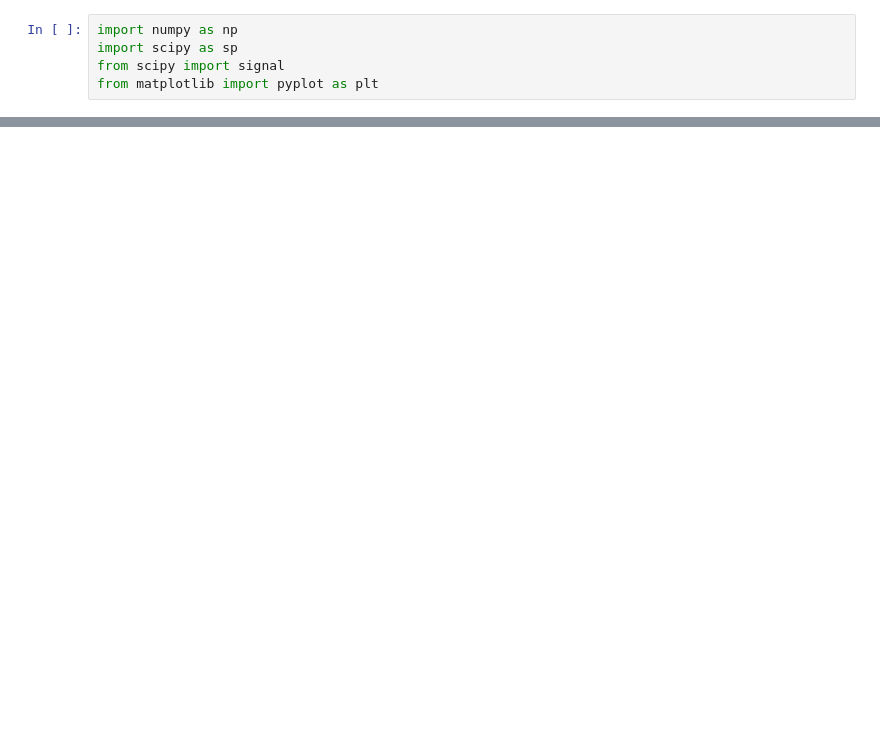
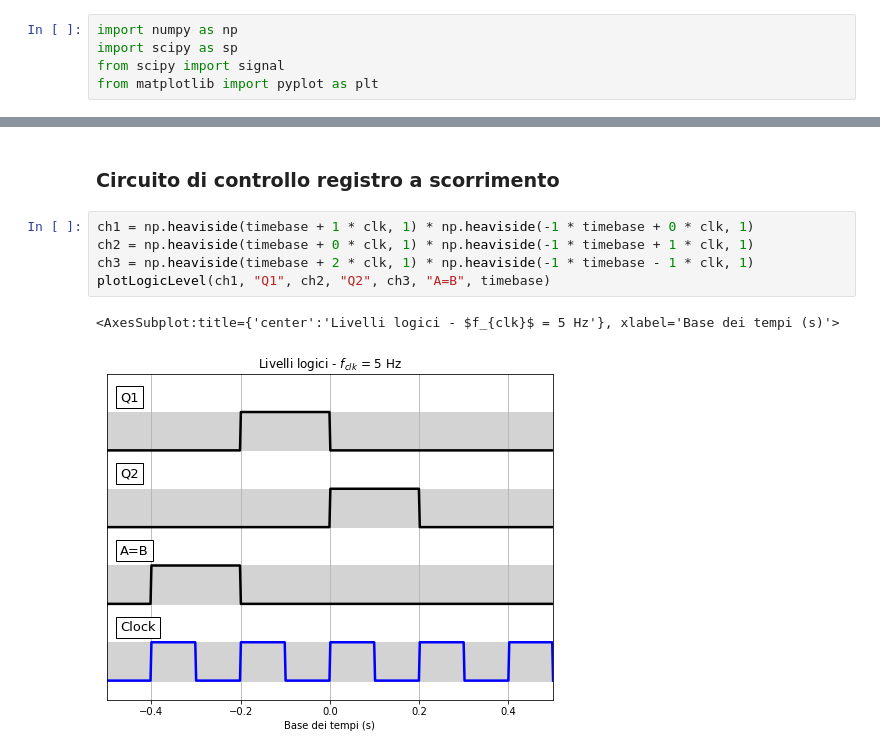
Before and after one commit to valeriopagliarino/Electronics-2021-UNITO-Public, a Jupyter notebook: analysis/DigitalTimingDiagram.ipynb, the cells around one changed output, grey strips where cells are left out. Drawn from its saved outputs; the diff is of its cells as text; blank space fills up the shorter version.

```diff
--- a/analysis/DigitalTimingDiagram.ipynb
+++ b/analysis/DigitalTimingDiagram.ipynb
@@ -49,0 +80,10 @@ plotLogicLevel(ch1, "ch1", ch2, "ch2", ch3, "ch3", timebase)
+# %% [markdown]
+### Circuito di controllo registro a scorrimento
+# %%
+ch1 = np.heaviside(timebase + 1 * clk, 1) * np.heaviside(-1 * timebase + 0 * clk, 1)
+ch2 = np.heaviside(timebase + 0 * clk, 1) * np.heaviside(-1 * timebase + 1 * clk, 1)
+ch3 = np.heaviside(timebase + 2 * clk, 1) * np.heaviside(-1 * timebase - 1 * clk, 1)
+plotLogicLevel(ch1, "Q1", ch2, "Q2", ch3, "A=B", timebase)
+# %% [output]
+<AxesSubplot:title={'center':'Livelli logici - $f_{clk}$ = 5 Hz'}, xlabel='Base dei tempi (s)'>
+[figure, added]
```
Also changed, not shown: parts of 14 cells of this notebook.
